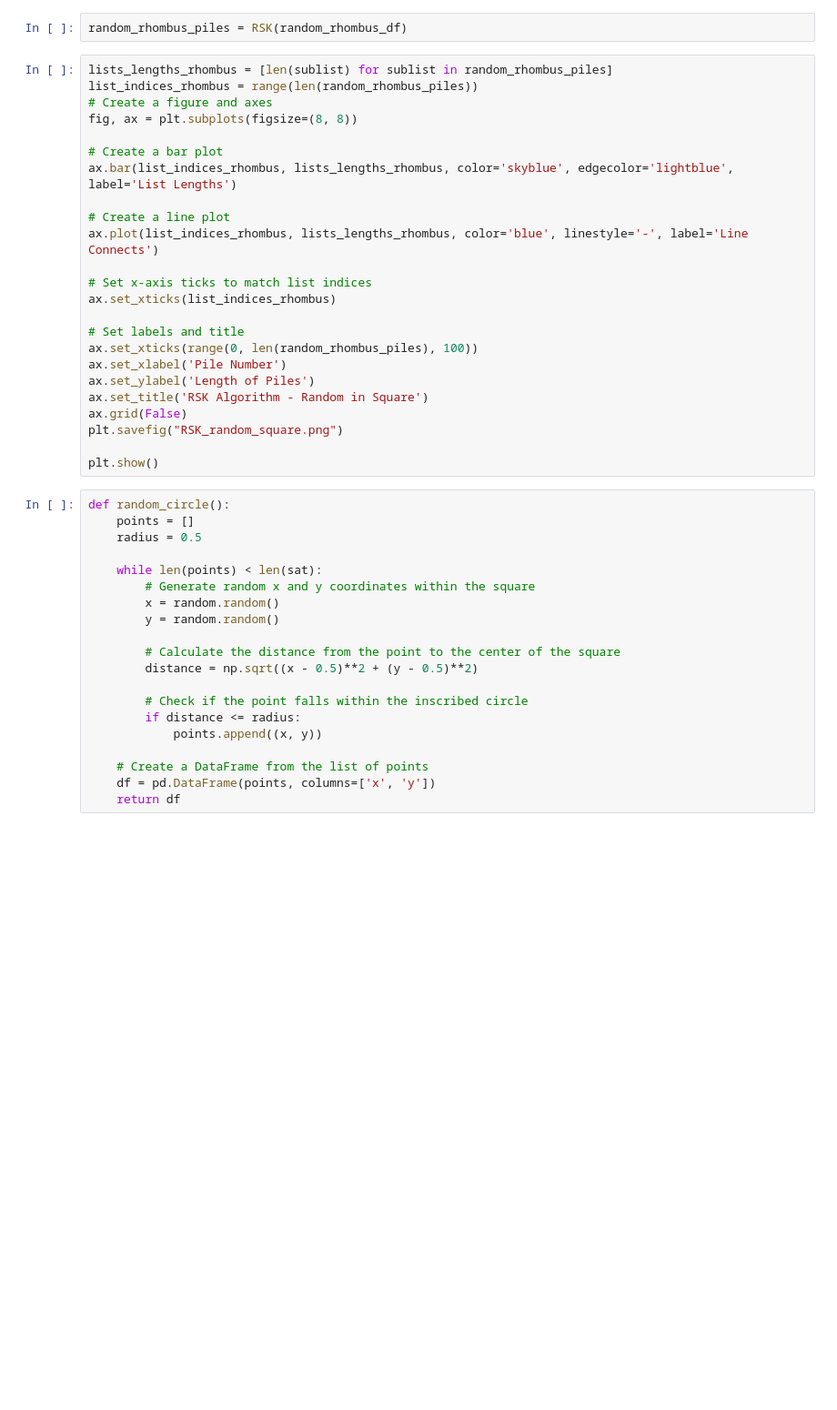
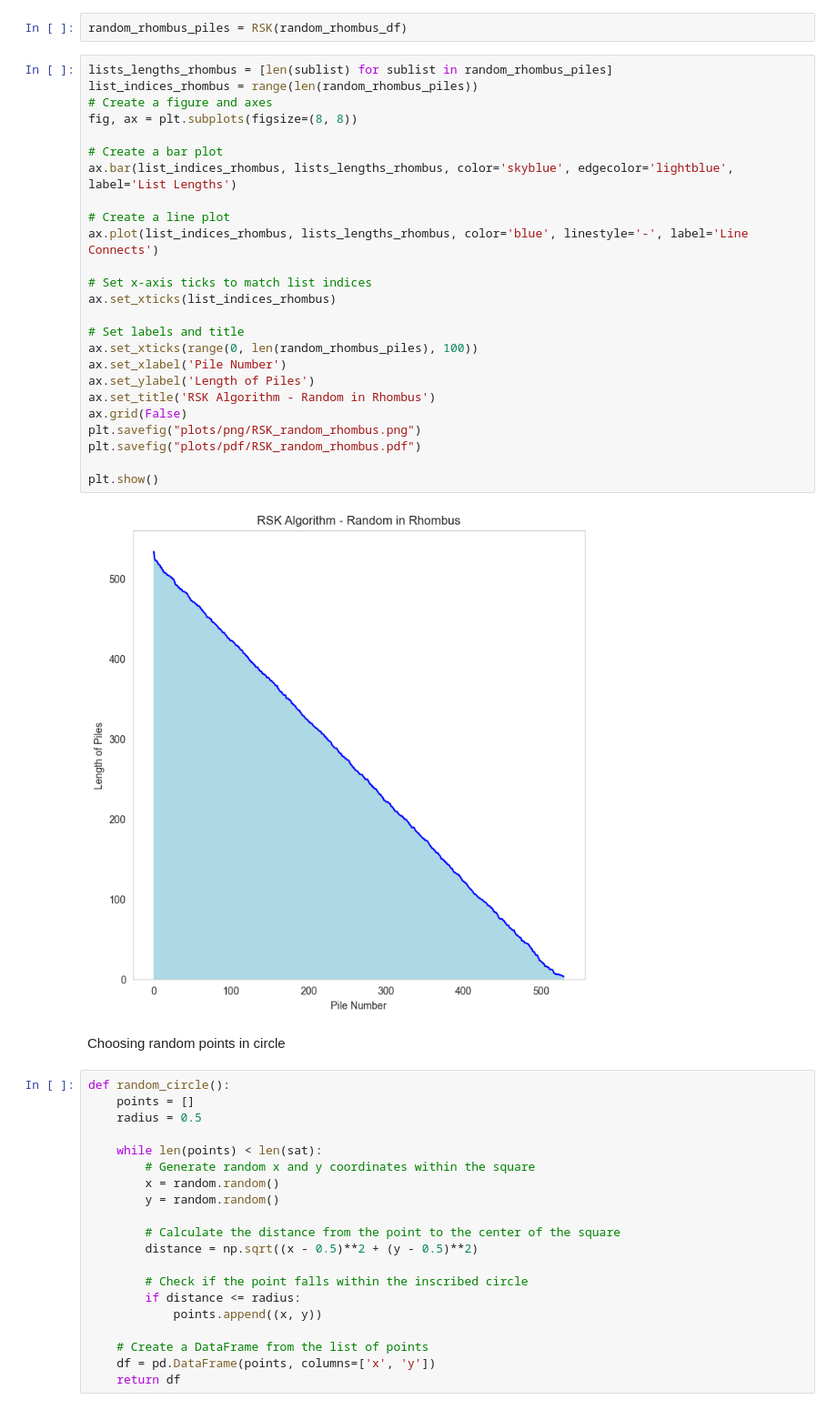
Before and after one commit to rotemchn/SortingGrades, a Jupyter notebook: RSK_algo.ipynb, the cells around one changed output. Shown at 91% size. Cells and saved outputs as stored; diff of their text form; blank space fills up the shorter version.

```diff
--- a/RSK_algo.ipynb
+++ b/RSK_algo.ipynb
@@ -271,27 +251,32 @@ random_rhombus_piles = RSK(random_rhombus_df)
 # %%
 lists_lengths_rhombus = [len(sublist) for sublist in random_rhombus_piles]
 list_indices_rhombus = range(len(random_rhombus_piles))
 # Create a figure and axes
 fig, ax = plt.subplots(figsize=(8, 8))
 
 # Create a bar plot
 ax.bar(list_indices_rhombus, lists_lengths_rhombus, color='skyblue', edgecolor='lightblue', label='List Lengths')
 
 # Create a line plot
 ax.plot(list_indices_rhombus, lists_lengths_rhombus, color='blue', linestyle='-', label='Line Connects')
 
 # Set x-axis ticks to match list indices
 ax.set_xticks(list_indices_rhombus)
 
 # Set labels and title
 ax.set_xticks(range(0, len(random_rhombus_piles), 100))
 ax.set_xlabel('Pile Number')
 ax.set_ylabel('Length of Piles')
-ax.set_title('RSK Algorithm - Random in Square')
+ax.set_title('RSK Algorithm - Random in Rhombus')
 ax.grid(False)
-plt.savefig("RSK_random_square.png")
+plt.savefig("plots/png/RSK_random_rhombus.png")
+plt.savefig("plots/pdf/RSK_random_rhombus.pdf")
 
 plt.show()
+# %% [output]
+[figure, added]
+# %% [markdown]
+Choosing random points in circle
 # %%
 def random_circle():
     points = []
```
Also changed, not shown: parts of 20 cells of this notebook, 17 other files.
